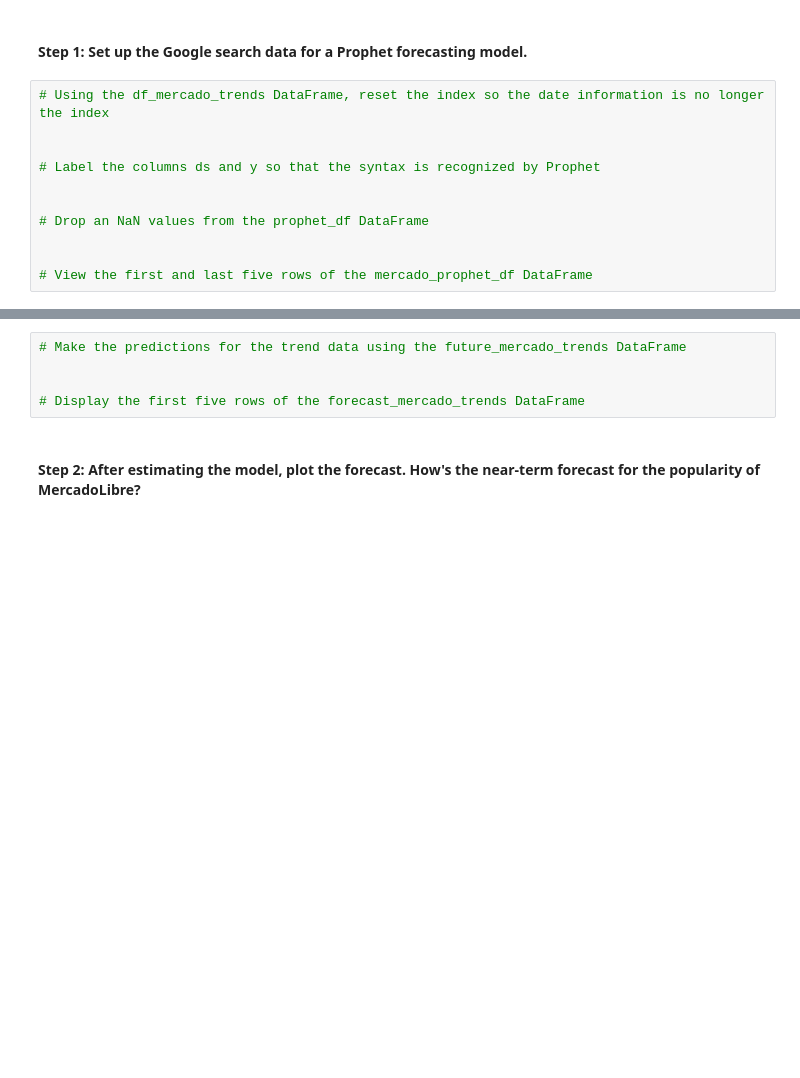
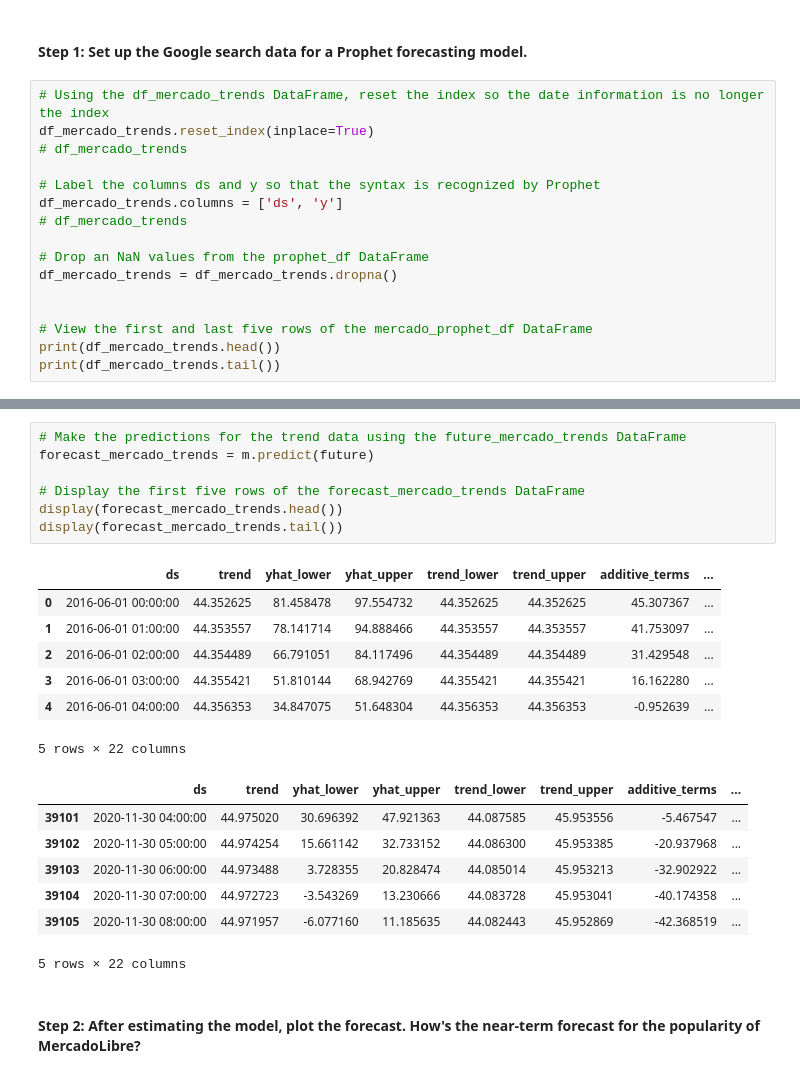
Before and after one commit to tdhdpilot/prophet-challenge, a Jupyter notebook: forecasting_net_prophet.ipynb, the cells around one changed output, grey strips where cells are left out. Drawn from its saved outputs; the diff is of its cells as text; blank space fills up the shorter version.

```diff
--- a/forecasting_net_prophet.ipynb
+++ b/forecasting_net_prophet.ipynb
@@ -397,12 +397,17 @@ Now, you need to produce a time series model that analyzes and forecasts pattern
 #### Step 1: Set up the Google search data for a Prophet forecasting model.
 # %%
 # Using the df_mercado_trends DataFrame, reset the index so the date information is no longer the index
-
+df_mercado_trends.reset_index(inplace=True)
+# df_mercado_trends
 
 # Label the columns ds and y so that the syntax is recognized by Prophet
-
+df_mercado_trends.columns = ['ds', 'y']
+# df_mercado_trends
 
 # Drop an NaN values from the prophet_df DataFrame
+df_mercado_trends = df_mercado_trends.dropna()
 
 
 # View the first and last five rows of the mercado_prophet_df DataFrame
+print(df_mercado_trends.head())
+print(df_mercado_trends.tail())
@@ -419,8 +454,25 @@ Now, you need to produce a time series model that analyzes and forecasts pattern
 # %%
 # Make the predictions for the trend data using the future_mercado_trends DataFrame
-
+forecast_mercado_trends = m.predict(future)
 
 # Display the first five rows of the forecast_mercado_trends DataFrame
+display(forecast_mercado_trends.head())
+display(forecast_mercado_trends.tail())
+# %% [output]
+|  | ds | trend | yhat_lower | yhat_upper | trend_lower | trend_upper | additive_terms | ... |
+| 0 | 2016-06-01 00:00:00 | 44.352625 | 81.458478 | 97.554732 | 44.352625 | 44.352625 | 45.307367 | ... |
+| 1 | 2016-06-01 01:00:00 | 44.353557 | 78.141714 | 94.888466 | 44.353557 | 44.353557 | 41.753097 | ... |
+| 2 | 2016-06-01 02:00:00 | 44.354489 | 66.791051 | 84.117496 | 44.354489 | 44.354489 | 31.429548 | ... |
+| 3 | 2016-06-01 03:00:00 | 44.355421 | 51.810144 | 68.942769 | 44.355421 | 44.355421 | 16.162280 | ... |
+| 4 | 2016-06-01 04:00:00 | 44.356353 | 34.847075 | 51.648304 | 44.356353 | 44.356353 | -0.952639 | ... |
+5 rows × 22 columns
+|  | ds | trend | yhat_lower | yhat_upper | trend_lower | trend_upper | additive_terms | ... |
+| 39101 | 2020-11-30 04:00:00 | 44.975020 | 30.696392 | 47.921363 | 44.087585 | 45.953556 | -5.467547 | ... |
+| 39102 | 2020-11-30 05:00:00 | 44.974254 | 15.661142 | 32.733152 | 44.086300 | 45.953385 | -20.937968 | ... |
+| 39103 | 2020-11-30 06:00:00 | 44.973488 | 3.728355 | 20.828474 | 44.085014 | 45.953213 | -32.902922 | ... |
+| 39104 | 2020-11-30 07:00:00 | 44.972723 | -3.543269 | 13.230666 | 44.083728 | 45.953041 | -40.174358 | ... |
+| 39105 | 2020-11-30 08:00:00 | 44.971957 | -6.077160 | 11.185635 | 44.082443 | 45.952869 | -42.368519 | ... |
+5 rows × 22 columns
 # %% [markdown]
 #### Step 2: After estimating the model, plot the forecast. How's the near-term forecast for the popularity of MercadoLibre?
 # %%
```
Also changed, not shown: parts of 9 cells of this notebook.
